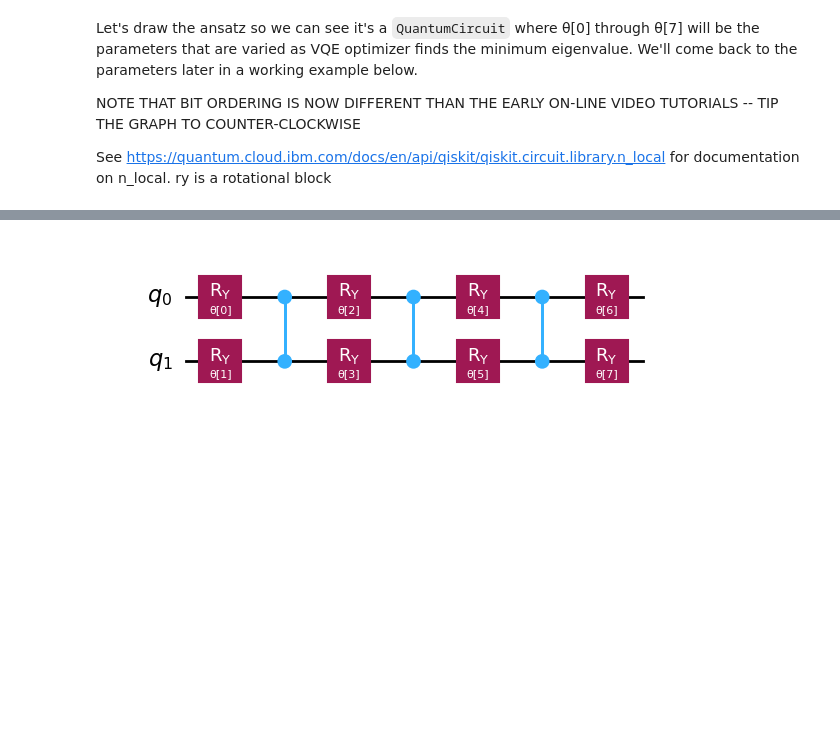
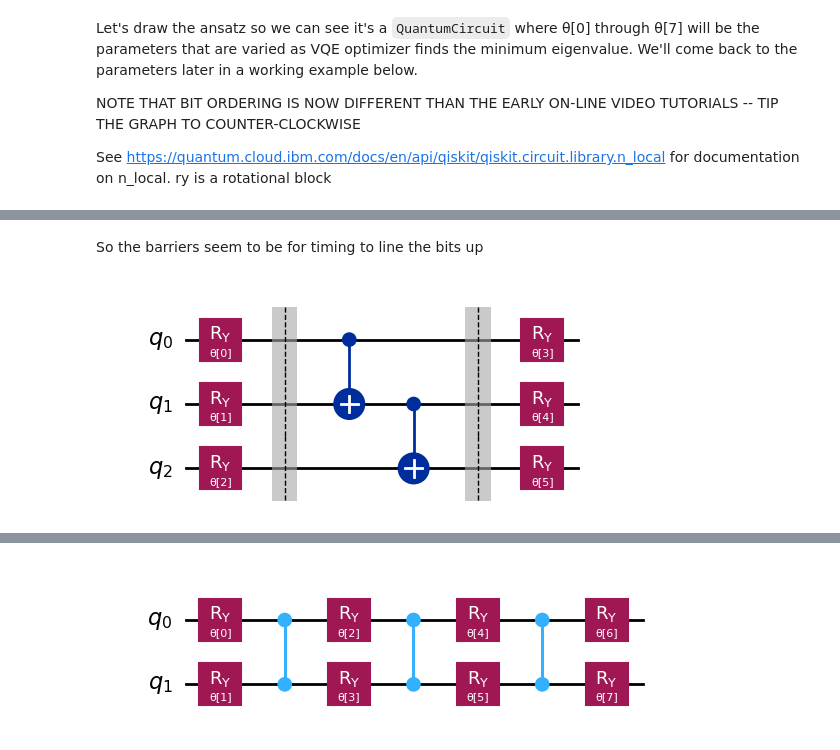
Before and after one commit to jpmorgen/qiskit, a Jupyter notebook: 01_algorithms_introduction_annotated.ipynb, the cells around one changed output, grey strips where cells are left out. Drawn from its saved outputs; the diff is of its cells as text; code cells hidden in the pictures; blank space fills up the shorter version.

```diff
--- a/01_algorithms_introduction_annotated.ipynb
+++ b/01_algorithms_introduction_annotated.ipynb
@@ -46,0 +62,7 @@ But this is not telling me what an Ry cell is
+# %% [markdown]
+So the barriers seem to be for timing to line the bits up
+# %%
+circuit = n_local(3, "ry", "cx", "linear", reps=1, insert_barriers=True)
+circuit.draw("mpl")
+# %% [output]
+[figure, added]
```
Also changed, not shown: parts of 20 cells of this notebook, 3 other files.
